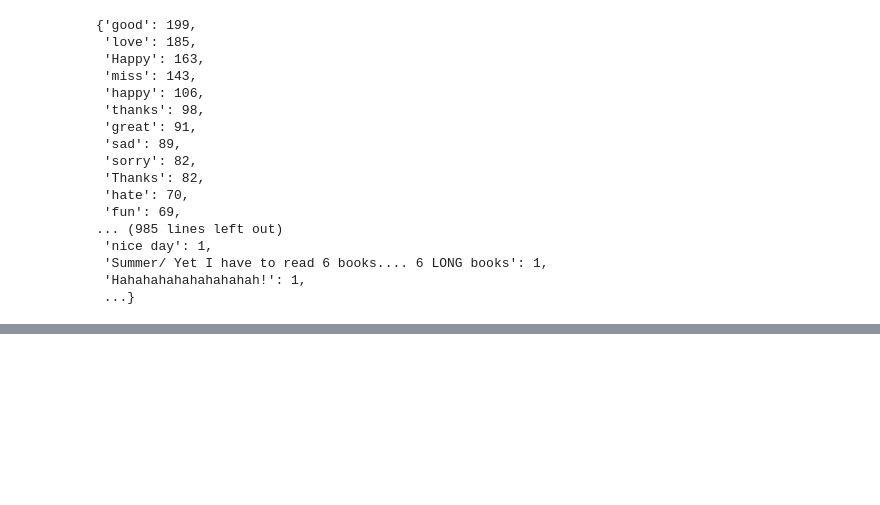
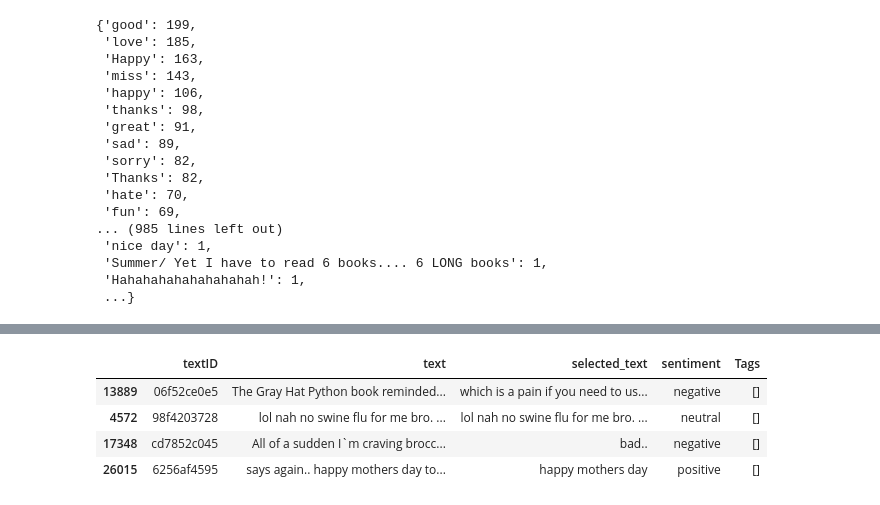
Before and after one commit to Ali-Fartoot/Kaggle, a Jupyter notebook: Tweet_Sentiment_Extraction/Tweet_Sentiment_Extraction_EDA_Preprocessing.ipynb, the cells around one changed output, grey strips where cells are left out. Drawn from its saved outputs; the diff is of its cells as text; code cells hidden in the pictures; blank space fills up the shorter version.

```diff
--- a/Tweet_Sentiment_Extraction/Tweet_Sentiment_Extraction_EDA_Preprocessing.ipynb
+++ b/Tweet_Sentiment_Extraction/Tweet_Sentiment_Extraction_EDA_Preprocessing.ipynb
@@ -139,0 +128,34 @@ throat infection coming on strong I think  I can taste blood :S  --->  throat in
+# %%
+def RemoveEmojis(text):
+
+  emojiPatterns = re.compile("["
+        u"\U0001F600-\U0001F64F"  # emoticons
+        u"\U0001F300-\U0001F5FF"  # symbols & pictographs
+        u"\U0001F680-\U0001F6FF"  # transport & map symbols
+        u"\U0001F1E0-\U0001F1FF"  # flags (iOS)
+                           "]+", flags=re.UNICODE)
+  return emojiPatterns.sub(r'', text) # no emoji
+# %%
+train_data = train_data.drop(index=rowsWithNans)
+
+train_data['text'] = (train_data['text']
+              .apply(lambda x : re.sub(r"http\S+", '', x))
+              .apply(lambda x : re.sub(r"WWW\.\S+", '', x))
+              .apply(lambda x : re.sub(r"www\.\S+", '', x))
+              .apply(lambda x : re.sub(r"\*{3}", 'BAD_WORD', x))
+              .apply(lambda x : re.sub(r"\*{4}", 'BAD_WORD', x))
+              .apply(lambda x : RemoveEmojis(x))
+)
+
+
+train_data['selected_text'] = (train_data['selected_text']
+              .apply(lambda x : re.sub(r"http\S+", '', x))
+              .apply(lambda x : re.sub(r"WWW\.\S+", '', x))
+              .apply(lambda x : re.sub(r"www\.\S+", '', x))
+              .apply(lambda x : re.sub(r"\*{4}", 'BAD_WORD', x))
+              .apply(lambda x : re.sub(r"\*{3}", 'BAD_WORD', x))
+              .apply(lambda x : RemoveEmojis(x))
+
+)
+
+train_data['Tags'] = train_data['text'].apply(lambda x : re.findall(r"\#\S+",x))
@@ -139,0 +174,8 @@ throat infection coming on strong I think  I can taste blood :S  --->  throat in
+# %%
+train_data.sample(4)
+# %% [output]
+|  | textID | text | selected_text | sentiment | Tags |
+| 13889 | 06f52ce0e5 | The Gray Hat Python book reminded... | which is a pain if you need to us... | negative | [] |
+| 4572 | 98f4203728 | lol nah no swine flu for me bro. ... | lol nah no swine flu for me bro. ... | neutral | [] |
+| 17348 | cd7852c045 | All of a sudden I`m craving brocc... | bad.. | negative | [] |
+| 26015 | 6256af4595 | says again.. happy mothers day to... | happy mothers day | positive | [] |
```
Also changed, not shown: parts of 7 cells of this notebook.
